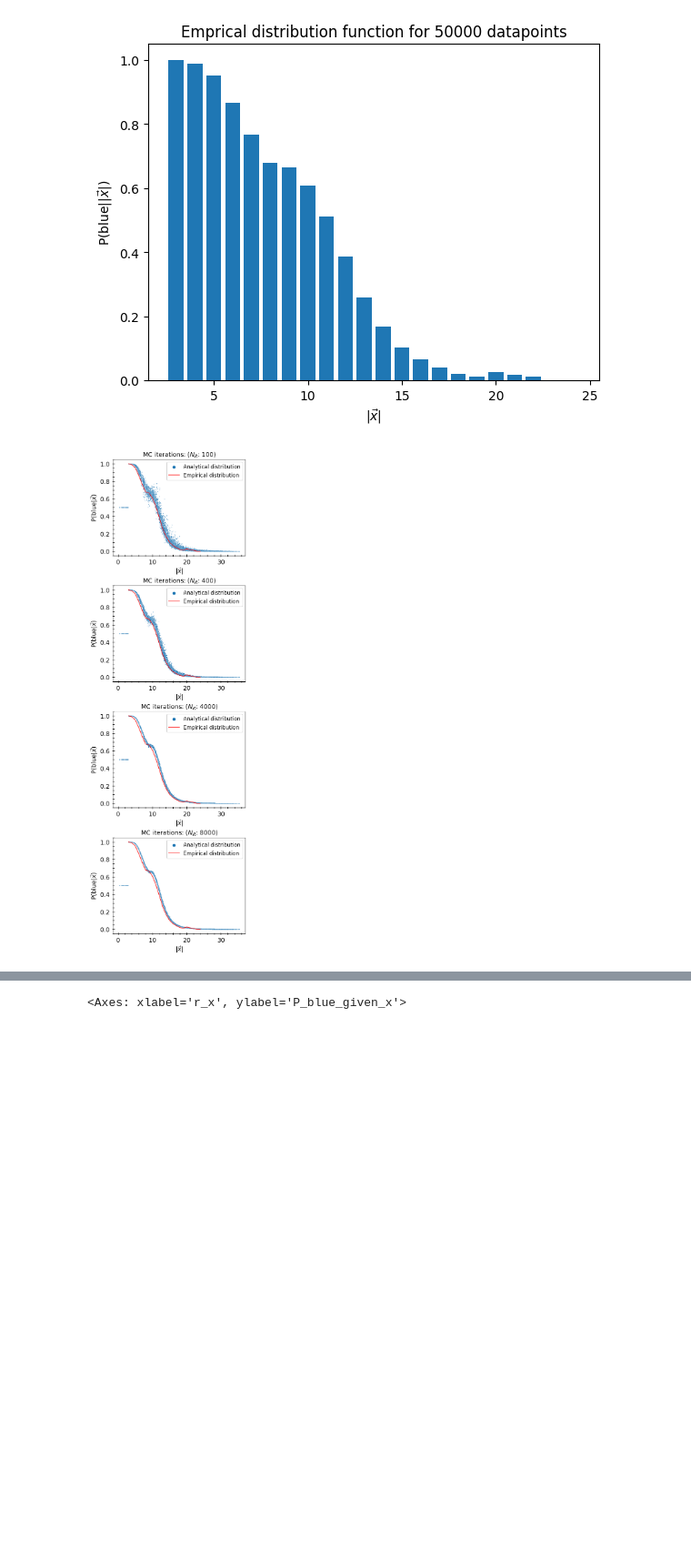
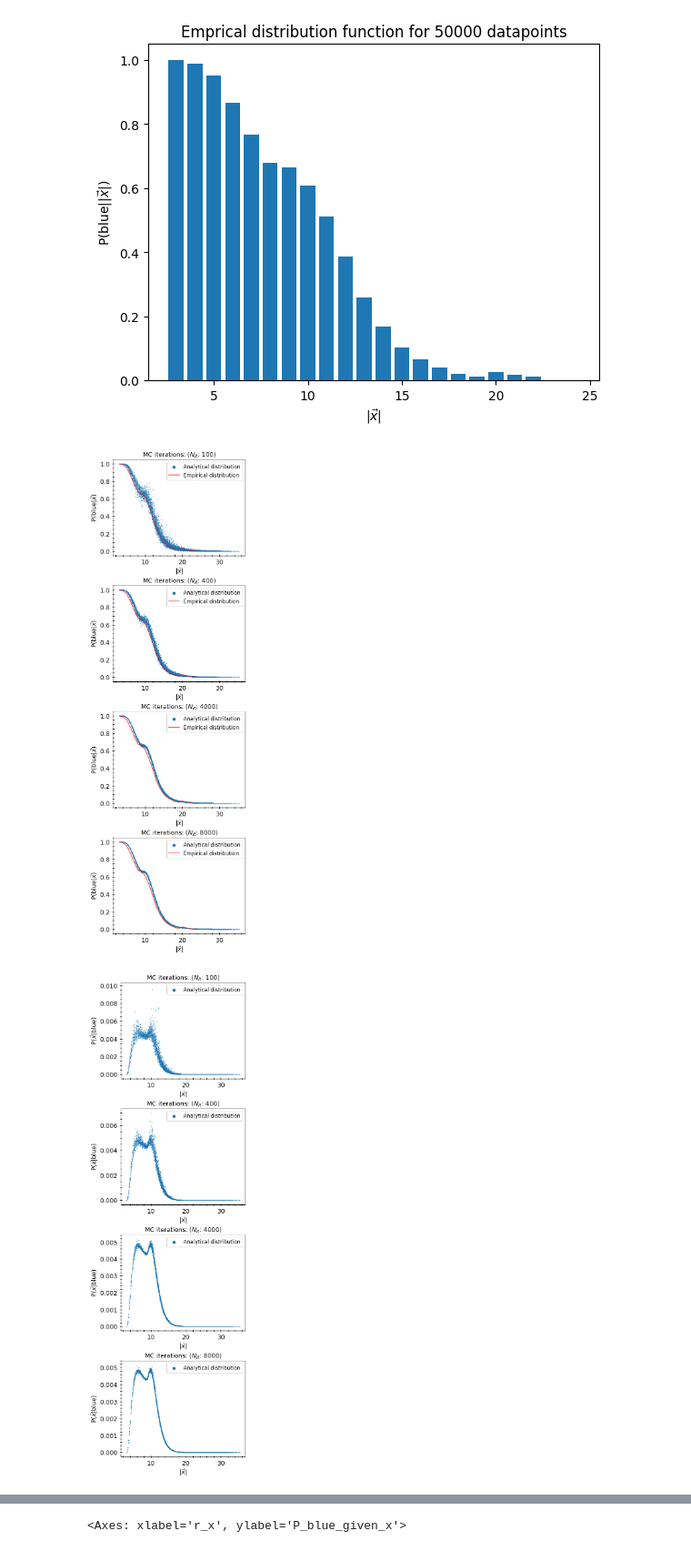
Before and after one commit to choisant/foundational-modeling, a Jupyter notebook: toy_experiment/analytical/plot_analytical_solution.ipynb, the cells around one changed output, grey strips where cells are left out. Shown at 91% size. Cells and saved outputs as stored; diff of their text form; code cells hidden in the pictures; blank space fills up the shorter version.

```diff
--- a/toy_experiment/analytical/plot_analytical_solution.ipynb
+++ b/toy_experiment/analytical/plot_analytical_solution.ipynb
@@ -110,7 +148,7 @@ for i in range(len(nr1MC)):
         ax = axs[i]
     else:
         ax = axs
-    sn.scatterplot(data_df[i], x="r_x", y="P_blue_given_x", s=2, ax = ax, label="Analytical distribution")
+    sn.scatterplot(data_df[i], x="r_x", y="P_blue_given_x", s=2, ax = ax, label="Analytical distribution", linewidth=0)
 
     ax.plot(red_bins[0:-1], fraction_blue, label="Empirical distribution", color="red", alpha=0.8)
     ax.set_title(rf"MC iterations: ($N_R$: {nr1MC[i]})", fontsize=14)
@@ -121,4 +159,23 @@ for i in range(len(nr1MC)):
     ax.minorticks_on()
     ax.legend(markerscale=5, fontsize=12)
 # %% [output]
-[figure, old version]
+[figure, new version]
+# %%
+fig, axs = plt.subplots(nrows=(len(nr1MC)), ncols=1, figsize= (5, 4*len(nr1MC)), layout="constrained")
+for i in range(len(nr1MC)):
+    file = datafiles[i]
+    if len(nr1MC) > 1:
+        ax = axs[i]
+    else:
+        ax = axs
+    sn.scatterplot(data_df[i], x="r_x", y="P_x_given_blue", s=2, ax = ax, label="Analytical distribution", linewidth=0)
+
+    ax.set_title(rf"MC iterations: ($N_R$: {nr1MC[i]})", fontsize=14)
+    ax.set_xlabel(r"$|\vec{x}|$", fontsize=14)
+    ax.set_ylabel(r"P($\vec{x}$|blue)", fontsize=14)
+    ax.tick_params(which="both", direction="inout", bottom=True, left=True, labelsize=14, pad=5, length=4, width=1)
+    ax.tick_params(which="major", length=6)
+    ax.minorticks_on()
+    ax.legend(markerscale=5, fontsize=12)
+# %% [output]
+[figure, added]
```
Also changed, not shown: parts of 6 cells of this notebook, 30 other files.
